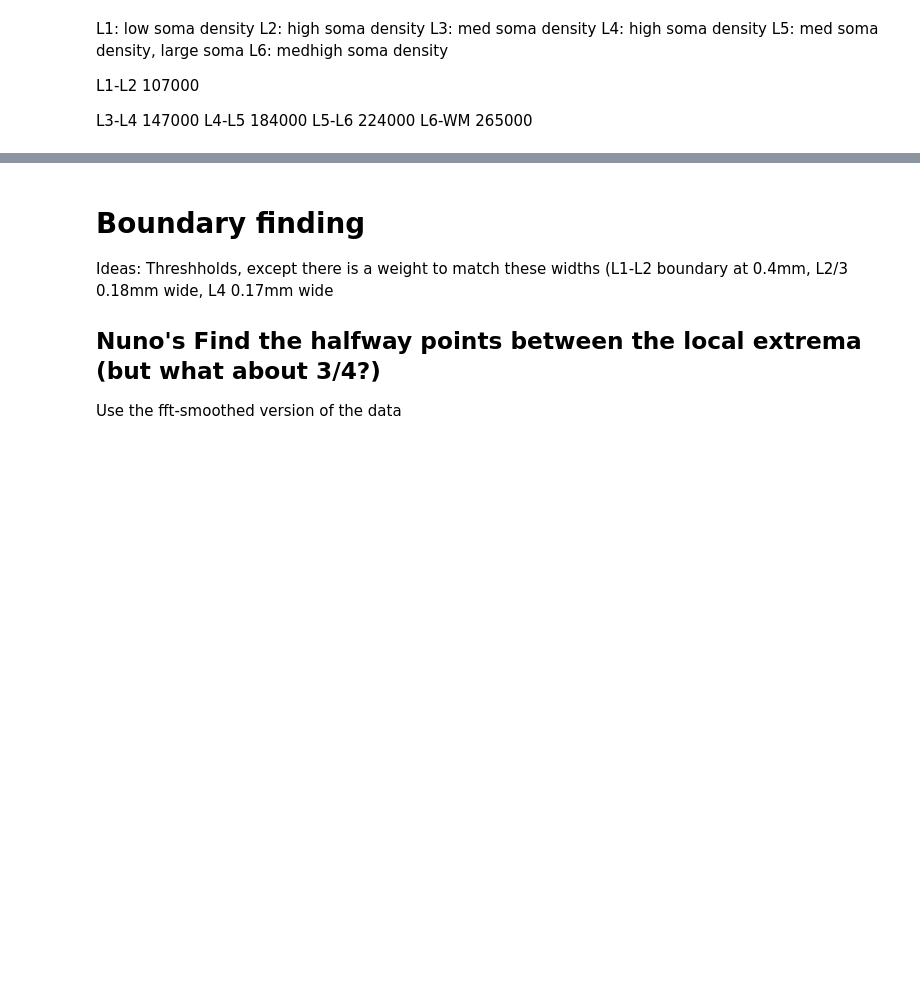
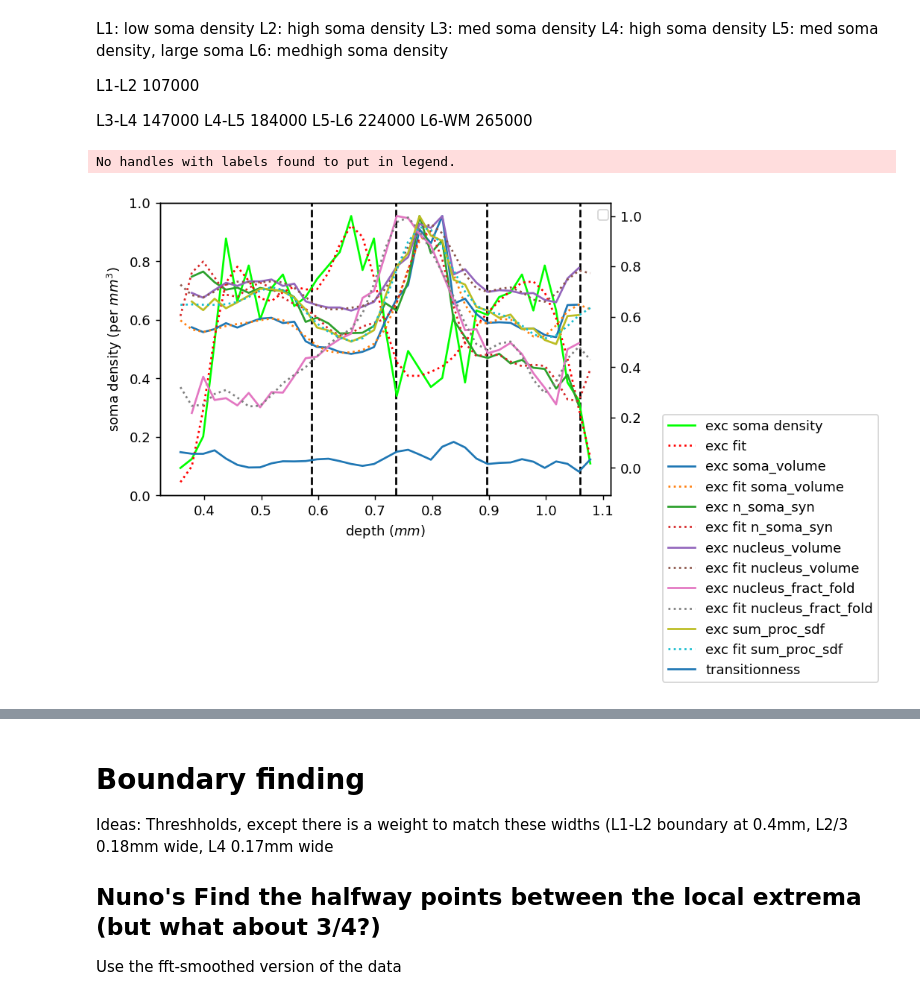
Before and after one commit to AllenInstitute/cortical-layers, a Jupyter notebook: layer-analysis.ipynb, the cells around one changed output, grey strips where cells are left out. Cells and saved outputs as stored; diff of their text form; code cells hidden in the pictures; blank space fills up the shorter version.

```diff
--- a/layer-analysis.ipynb
+++ b/layer-analysis.ipynb
@@ -39,6 +59,10 @@ len(exc_cells), len(inh_cells)
 (1185, 162)
 # %%
 auto_cells = client.materialize.query_table("allen_soma_coarse_cell_class_model_v1")
+features = ["soma_volume", "n_soma_syn", "nucleus_volume", "nucleus_fract_fold", "sum_proc_sdf"]
+for feature in features:
+    auto_cells[feature] = [(soma_features.loc[r][feature] if r in soma_features_root_ids and type(soma_features.loc[r][feature]) is not pd.Series else np.nan)
+                           for r in auto_cells.pt_root_id]
 
 # bounding box of the proofread column we're interested in
 bbox = np.array([[ 672444., 200000., 805320.], [ 772444., 1294000., 905320.]])  # nm
@@ -54,0 +96,2 @@ auto_inh_cells = auto_col_cells.query("classification_system == 'aibs_coarse_inh
+# %%
+synapses = client.materialize.synapse_query(bounding_box=syn_bbox, bounding_box_column="ctr_pt_position", split_positions=True)
@@ -105,0 +157,13 @@ for t in p_type:
+# %%
+auto_col_cells = auto_col_cells.sort_values(axis="index", by="pt_position", key=lambda xs: pd.Series([x[1] for x in xs]))
+
+def get_cutoff_idx(df, y, prev_cutoff_idx, position_col="pt_position"):
+    """efficiently find the rows deeper than the row at prev_cutoff_idx but shallower than y
+    in a sorted dataframe of pt_positions"""
+    # first index where pt_position[1] is greater than curr_y + bin_width
+    i = prev_cutoff_idx
+    while df.iloc[i][position_col][1] * y_resolution / 1_000_000 < y:
+        i += 1
+        if i >= len(df):
+            return i
+    return i  # new_cutoff_idx
@@ -117,5 +245,62 @@ L3-L4	147000
 L4-L5	184000
 L5-L6	224000
 L6-WM	265000
+# %%
+fig, ax = plt.subplots(1, 1, figsize=(6, 4), dpi=130)
+ax2 = ax.twinx()
+# ax.plot(bin_centers, inh_soma_densities, c="indigo", label="inh soma density")
+ax2.plot(bin_centers, exc_soma_densities / np.nanmax(exc_soma_densities), c="lime", label="exc soma density")
+ax2.plot(bin_centers, normalized_smooth_exc_densities, ":r", label="exc fit")
+# ax.plot(bin_centers, smooth_exc_deriv * 5, ":r", label="exc fit deriv")
+for f in features:
+    ax2.plot(bin_centers, exc_soma_features_by_depth[f] / np.nanmax(exc_soma_features_by_depth[f]), linestyle="-", label="exc " + f)
+    ax2.plot(bin_centers, normalized_smooth_exc_features[f], linestyle=":", label="exc fit " + f)
+#     ax2.plot(bin_centers, inh_soma_features_by_depth[f] / max(inh_soma_features_by_depth[f]), linestyle="-", label="inh " + f)
+#     ax2.plot(bin_centers, soma_features_by_depth[f] / max(soma_features_by_depth[f]), linestyle="-", label=f)
+
+# ax.plot(bin_centers, synapse_densities, label="syn")
+# for t in syn_densities_by_pre:
+#     ax2.plot(bin_centers, syn_densities_by_pre[t], label=t)
+# for t in syn_densities_by_post:
+#     ax2.plot(bin_centers, syn_densities_by_post[t], label=t)
+
+# for t in p_type:
+#     ax2.plot(bin_centers, p_type[t])
+# for c in p_inh_subclass:
+#     ax2.plot(bin_centers, p_inh_subclass[c], label=c)
+# cells_to_plot = col_cells
+# indices_to_plot = np.random.choice(cells_to_plot.index, 500)
+# for cell in indices_to_plot:
+#     if cells_to_plot.loc[cell].cell_type == "23P":
+#         ax2.axvline(cells_to_plot.loc[cell].pt_position[1] * y_resolution / 1_000_000, color="red", alpha=0.1)
+
+#     if cells_to_plot.loc[cell].cell_type == "4P":
+#         ax2.axvline(cells_to_plot.loc[cell].pt_position[1] * y_resolution / 1_000_000, color="y", alpha=0.1)
+
+#     if cells_to_plot.loc[cell].cell_type.startswith("5P"):
+#         ax2.axvline(cells_to_plot.loc[cell].pt_position[1] * y_resolution / 1_000_000, color="orange", alpha=0.1)
+
+#     if cells_to_plot.loc[cell].cell_type in ["6P", "6IT", "6CT"]:
+#         ax2.axvline(cells_to_plot.loc[cell].pt_position[1] * y_resolution / 1_000_000, color="green", alpha=0.1)
+
+#     if cells_to_plot.loc[cell].cell_type.startswith("Unsure"):
+#         ax2.axvline(cells_to_plot.loc[cell].pt_position[1] * y_resolution / 1_000_000, color="brown", alpha=0.1)
+
+# ax.axvline(labels[0], linestyle="--", color="k", label="manual")
+for lab in labels[1:]:
+    ax.axvline(lab, linestyle="--", color="k")
+# ax.axvline(bounds[0], linestyle="--", color="blue", label="automatic")
+# for bound in bounds[1:]:
+#     ax.axvline(bound, linestyle="--", color="blue")
+plt.plot(bin_centers, transitionness, label="transitionness")
+ax.legend(bbox_to_anchor=[1.01, 1])
+ax2.legend(bbox_to_anchor=[1.1, 0.3])
+ax.set_xlabel("depth ($mm$)")
+ax.set_ylabel("soma density (per $mm^{3}$)")
+# ax2.set_ylabel("synapse density (per $mm^3$)")
+plt.show()
+# %% [output]
+No handles with labels found to put in legend.
+[figure, added]
 # %%
 from scipy import fft
```
Also changed, not shown: parts of 34 cells of this notebook, 1 other file.
